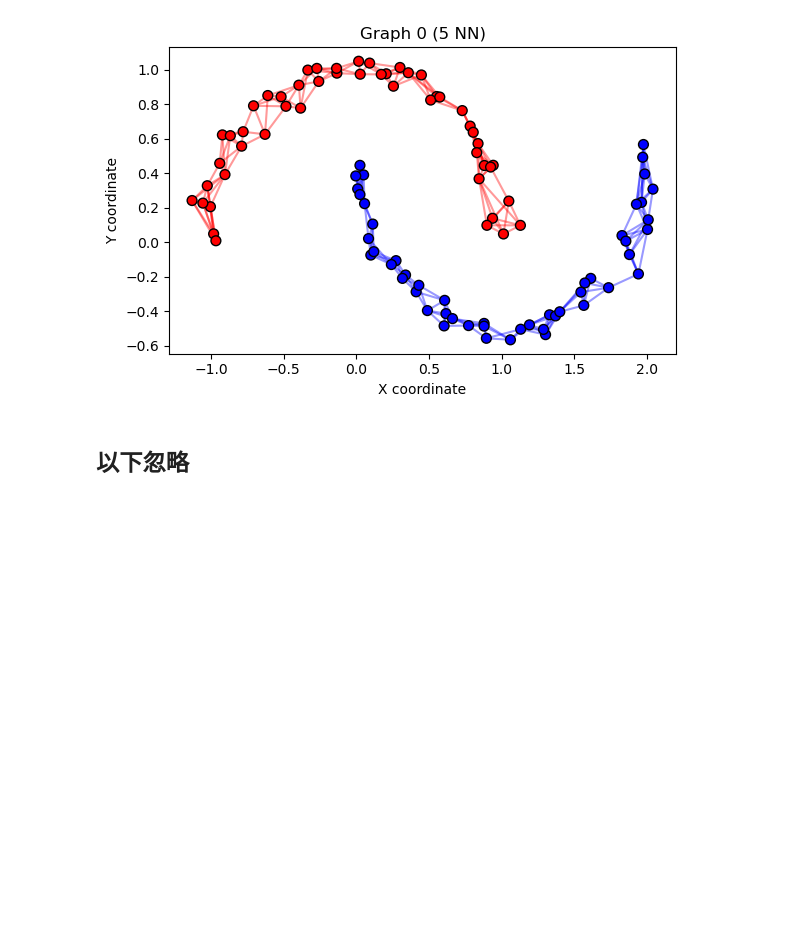
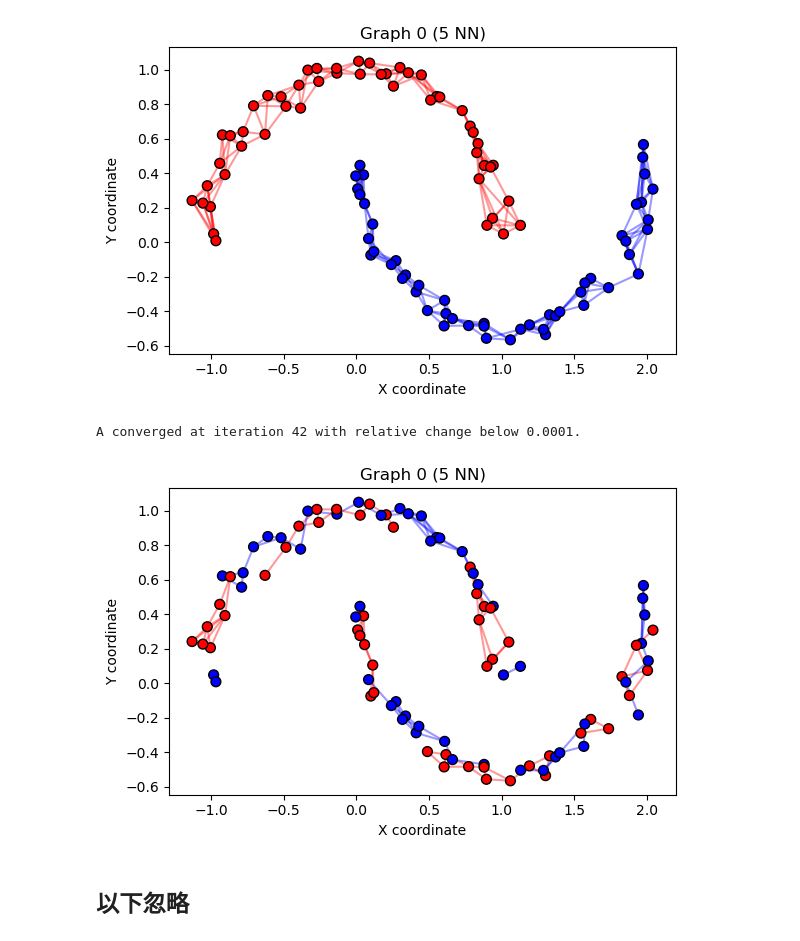
Before and after one commit to Onlycost15yens/COMP7404_group_project, a Jupyter notebook: Longxun/ylxalgo.ipynb, the cells around one changed output. Cells and saved outputs as stored; diff of their text form; code cells hidden in the pictures; blank space fills up the shorter version.

```diff
--- a/Longxun/ylxalgo.ipynb
+++ b/Longxun/ylxalgo.ipynb
@@ -355,5 +355,13 @@ plot_clusters_multi([single_view_graph_X[0]],[global_graph])
 # %% [output]
 [figure]
+# %%
+global_graph_68 = global_graph_learning([single_view_graph[5],single_view_graph[7]], class_number)
+# %% [output]
+A converged at iteration 42 with relative change below 0.0001.
+# %%
+plot_clusters_multi([single_view_graph_X[0]],[global_graph_68])
+# %% [output]
+[figure, added]
 # %% [markdown]
 ## 以下忽略
 # %%
```
Also changed, not shown: parts of 4 cells of this notebook.
